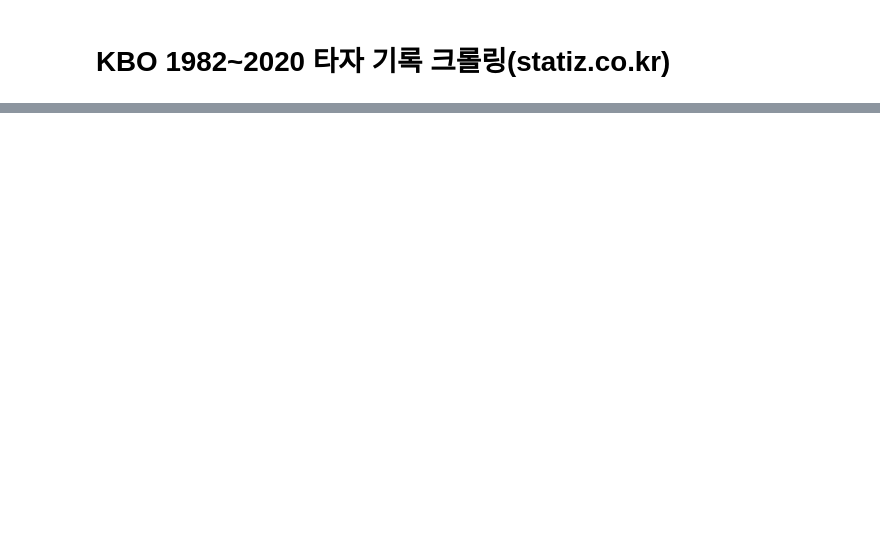
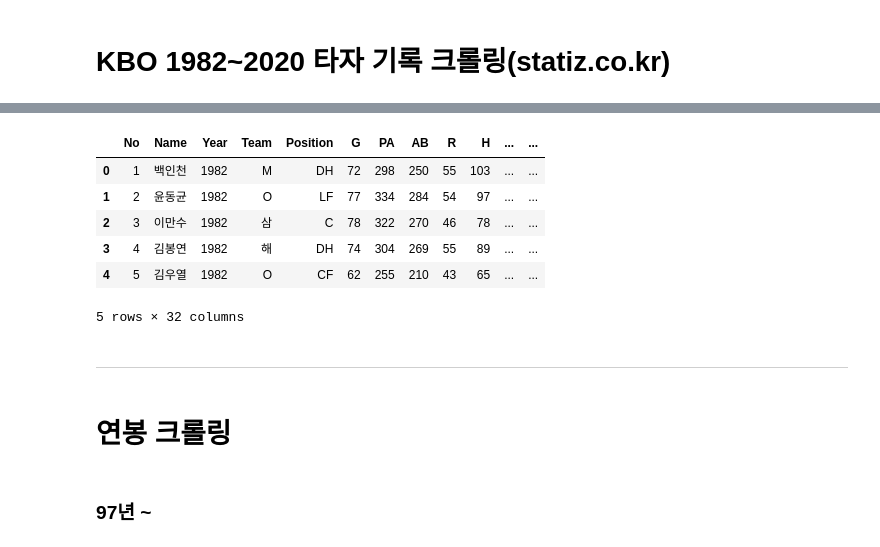
Before and after one commit to ch-4ml/crawling, a Jupyter notebook: KBO_1982_2020_Batter.ipynb, the cells around one changed output, grey strips where cells are left out. Cells and saved outputs as stored; diff of their text form; code cells hidden in the pictures; blank space fills up the shorter version.

```diff
--- a/KBO_1982_2020_Batter.ipynb
+++ b/KBO_1982_2020_Batter.ipynb
@@ -97,0 +136,19 @@ restore_data = pd.DataFrame(restore_result)
+# %%
+# 영어 column
+data.columns = ['No', 'Name', 'Year', 'Team', 'Position', 'G', 'PA', 'AB', 'R', 'H', '2B', '3B', 'HR', 'TB', 'RBI', 'SB', 'CS', 'BB', 'HBP', 'IBB', 'SO', 'GDP', 'SAC', 'SF', 'AVG', 'OBP', 'SLG', 'OPS', 'wOBA', 'wRC+', 'WAR', 'WPA']
+data.to_csv('KBO_1982_2020_Batter_EN.csv', encoding='cp949', index=False)
+data.head()
+# %% [output]
+|  | No | Name | Year | Team | Position | G | PA | AB | R | H | ... | ... |
+| 0 | 1 | 백인천 | 1982 | M | DH | 72 | 298 | 250 | 55 | 103 | ... | ... |
+| 1 | 2 | 윤동균 | 1982 | O | LF | 77 | 334 | 284 | 54 | 97 | ... | ... |
+| 2 | 3 | 이만수 | 1982 | 삼 | C | 78 | 322 | 270 | 46 | 78 | ... | ... |
+| 3 | 4 | 김봉연 | 1982 | 해 | DH | 74 | 304 | 269 | 55 | 89 | ... | ... |
+| 4 | 5 | 김우열 | 1982 | O | CF | 62 | 255 | 210 | 43 | 65 | ... | ... |
+5 rows × 32 columns
+# %% [markdown]
+---------------------
+# %% [markdown]
+# 연봉 크롤링
+# %% [markdown]
+### 97년 ~
```
Also changed, not shown: parts of 30 cells of this notebook, 10 other files.
